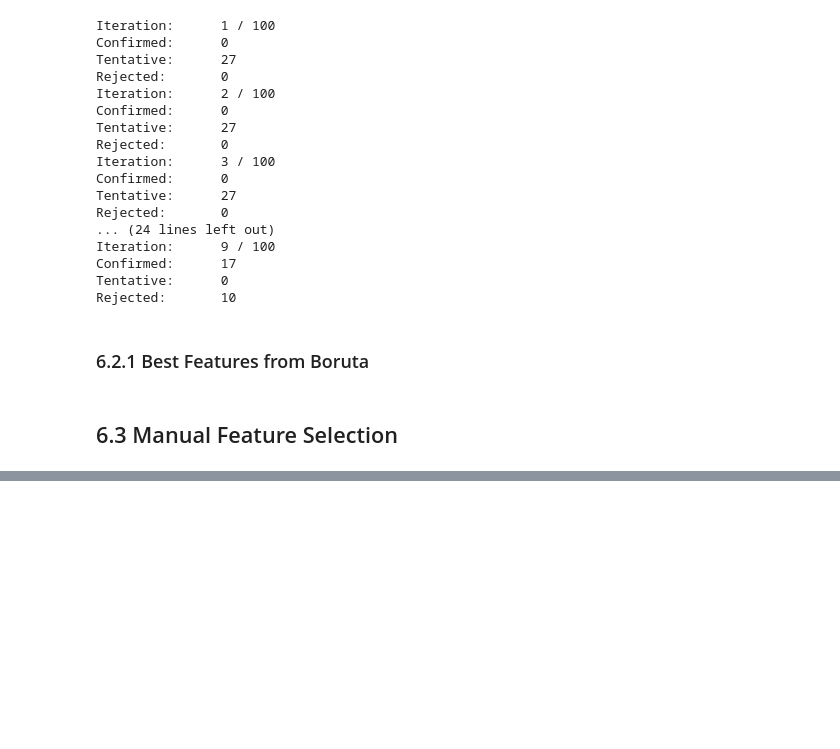
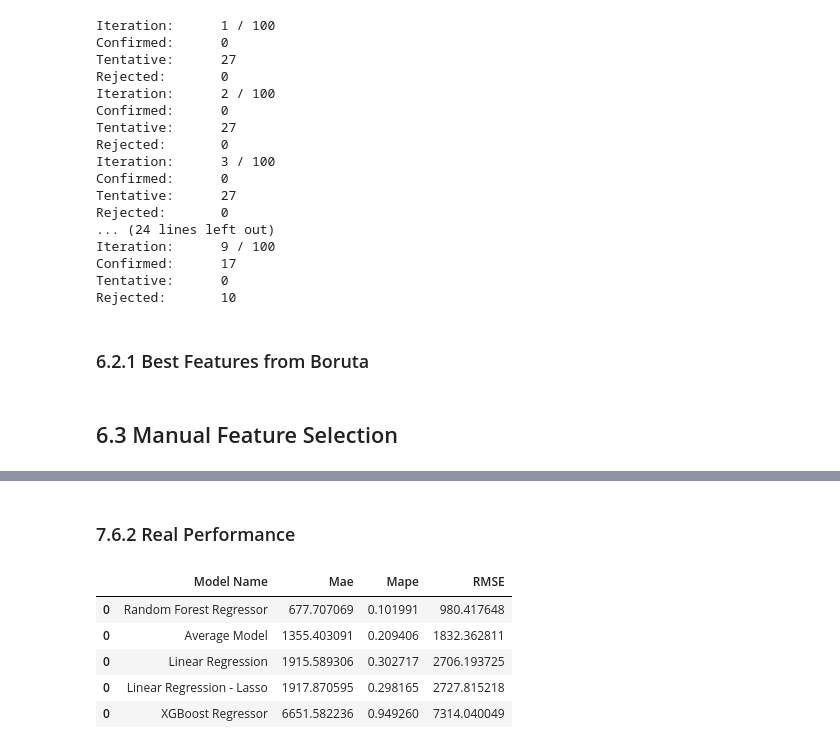
Before and after one commit to wesleymartins95/Rossman_insights, a Jupyter notebook: store_sales_prediction.ipynb, the cells around one changed output, grey strips where cells are left out. Cells and saved outputs as stored; diff of their text form; code cells hidden in the pictures; blank space fills up the shorter version.

```diff
--- a/store_sales_prediction.ipynb
+++ b/store_sales_prediction.ipynb
@@ -1018,0 +1117,2 @@ lrr_result
+# %%
+rf_result_cv = cross_validation(x_training, 5,'Random Forest Regressor',rf,verbose = True)
@@ -1018,0 +1157,3 @@ lrr_result
+# %%
+xgb_result_cv = cross_validation(x_training, 5,'Random Forest Regressor',model_xgb,verbose = True)
+xgb_result_cv
@@ -1018,0 +1182,12 @@ lrr_result
+# %% [markdown]
+### 7.6.2 Real Performance
+# %%
+modelling_result_cv =pd.concat([lr_result_cv,lrr_result_cv,rf_result_cv,xgb_result_cv])
+modelling_result.sort_values('RMSE')
+# %% [output]
+|  | Model Name | Mae | Mape | RMSE |
+| 0 | Random Forest Regressor | 677.707069 | 0.101991 | 980.417648 |
+| 0 | Average Model | 1355.403091 | 0.209406 | 1832.362811 |
+| 0 | Linear Regression | 1915.589306 | 0.302717 | 2706.193725 |
+| 0 | Linear Regression - Lasso | 1917.870595 | 0.298165 | 2727.815218 |
+| 0 | XGBoost Regressor | 6651.582236 | 0.949260 | 7314.040049 |
```
Also changed, not shown: parts of 52 cells of this notebook.
